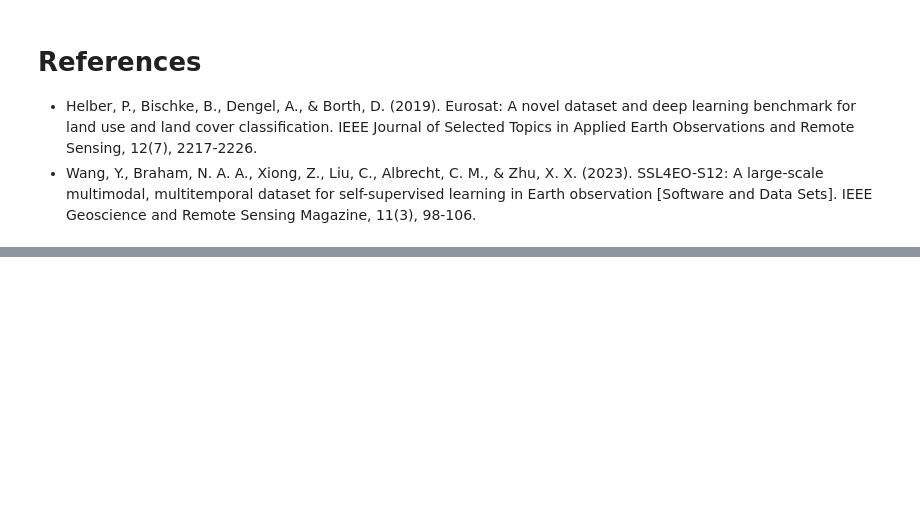
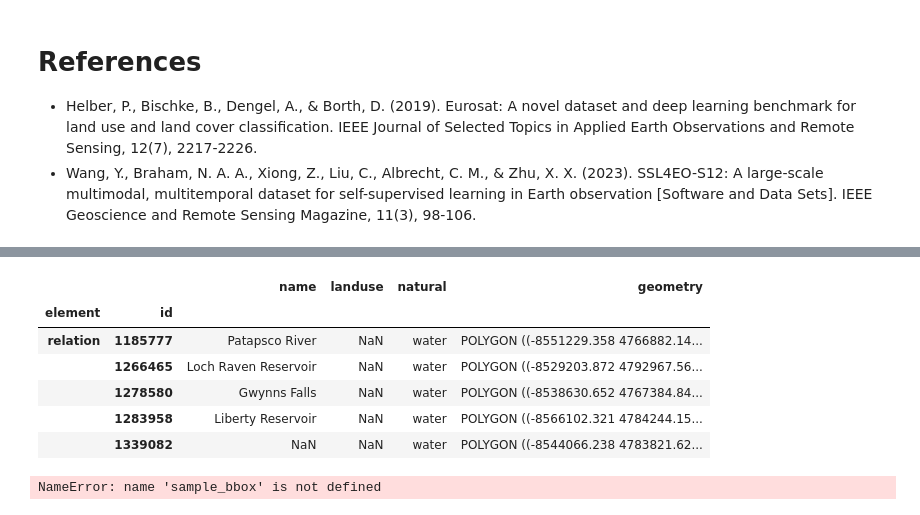
Before and after one commit to etaiadmi/BaltimoreCountyLandClassification, a Jupyter notebook: land_use_land_cover_part1.ipynb, the cells around one changed output, grey strips where cells are left out. Drawn from its saved outputs; the diff is of its cells as text; code cells hidden in the pictures; blank space fills up the shorter version.

```diff
--- a/land_use_land_cover_part1.ipynb
+++ b/land_use_land_cover_part1.ipynb
@@ -1018,0 +1065,31 @@ UnidentifiedImageError: cannot identify image file '/content/ml_input.tif'
+# %%
+# Install required geospatial libraries
+!pip install osmnx geopandas shapely
+
+import osmnx as ox
+import geopandas as gpd
+from shapely.geometry import box
+
+# 1. Define the tags we want to pull
+# These cover the majority of EuroSAT-style categories
+tags = {
+    'landuse': ['residential', 'industrial', 'commercial', 'forest', 'meadow', 'grass'],
+    'natural': ['wood', 'water', 'grassland', 'scrub'],
+    'waterway': ['riverbank', 'river']
+}
+
+# 2. Download geometries for Baltimore County
+print("Downloading OSM data for Baltimore County...")
+gdf = ox.features_from_place("Baltimore County, Maryland", tags=tags)
+
+# 3. Clean up the data
+# Keep only Polygons and MultiPolygons for area classification
+gdf = gdf[gdf.geometry.type.isin(['Polygon', 'MultiPolygon'])]
+
+# 4. Project to Web Mercator (EPSG:3857) to match your ArcGIS imagery
+gdf = gdf.to_crs(epsg=3857)
+
+# Display the first few rows
+print(f"Found {len(gdf)} land cover features.")
+gdf[['name', 'landuse', 'natural', 'geometry']].head()
+# %% [output]
@@ -1018,0 +1113,32 @@ UnidentifiedImageError: cannot identify image file '/content/ml_input.tif'
+|  |  | name | landuse | natural | geometry |
+| element | id |  |  |  |  |
+| relation | 1185777 | Patapsco River | NaN | water | POLYGON ((-8551229.358 4766882.14... |
+|  | 1266465 | Loch Raven Reservoir | NaN | water | POLYGON ((-8529203.872 4792967.56... |
+|  | 1278580 | Gwynns Falls | NaN | water | POLYGON ((-8538630.652 4767384.84... |
+|  | 1283958 | Liberty Reservoir | NaN | water | POLYGON ((-8566102.321 4784244.15... |
+|  | 1339082 | NaN | NaN | water | POLYGON ((-8544066.238 4783821.62... |
+# %%
+def get_label_for_chip(chip_bbox, gdf):
+    """
+    chip_bbox: [xmin, ymin, xmax, ymax] in EPSG:3857
+    gdf: The OSM GeoDataFrame
+    """
+    # Create a center point for the chip
+    center_x = (chip_bbox[0] + chip_bbox[2]) / 2
+    center_y = (chip_bbox[1] + chip_bbox[3]) / 2
+    from shapely.geometry import Point
+    p = Point(center_x, center_y)
+
+    # Find polygons that contain this point
+    match = gdf[gdf.contains(p)]
+
+    if not match.empty:
+        # Return the 'landuse' or 'natural' tag value
+        row = match.iloc[0]
+        label = row.get('landuse') or row.get('natural') or "unknown"
+        return label
+    return "unclassified"
+
+# Example usage with the 'sample_bbox' from the previous step
+# %% [output]
+NameError: name 'sample_bbox' is not defined
```
Also changed, not shown: parts of 14 cells of this notebook.
